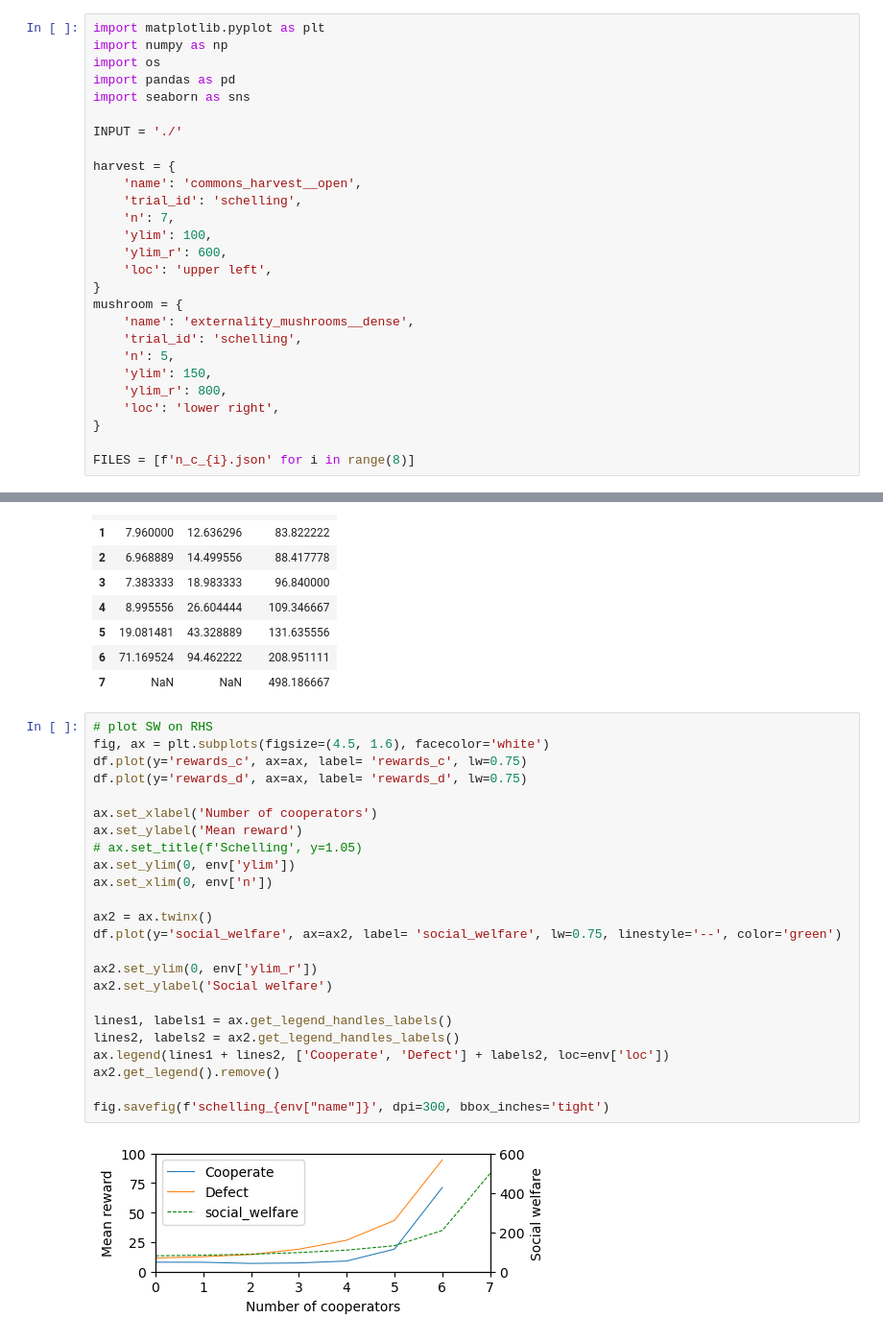
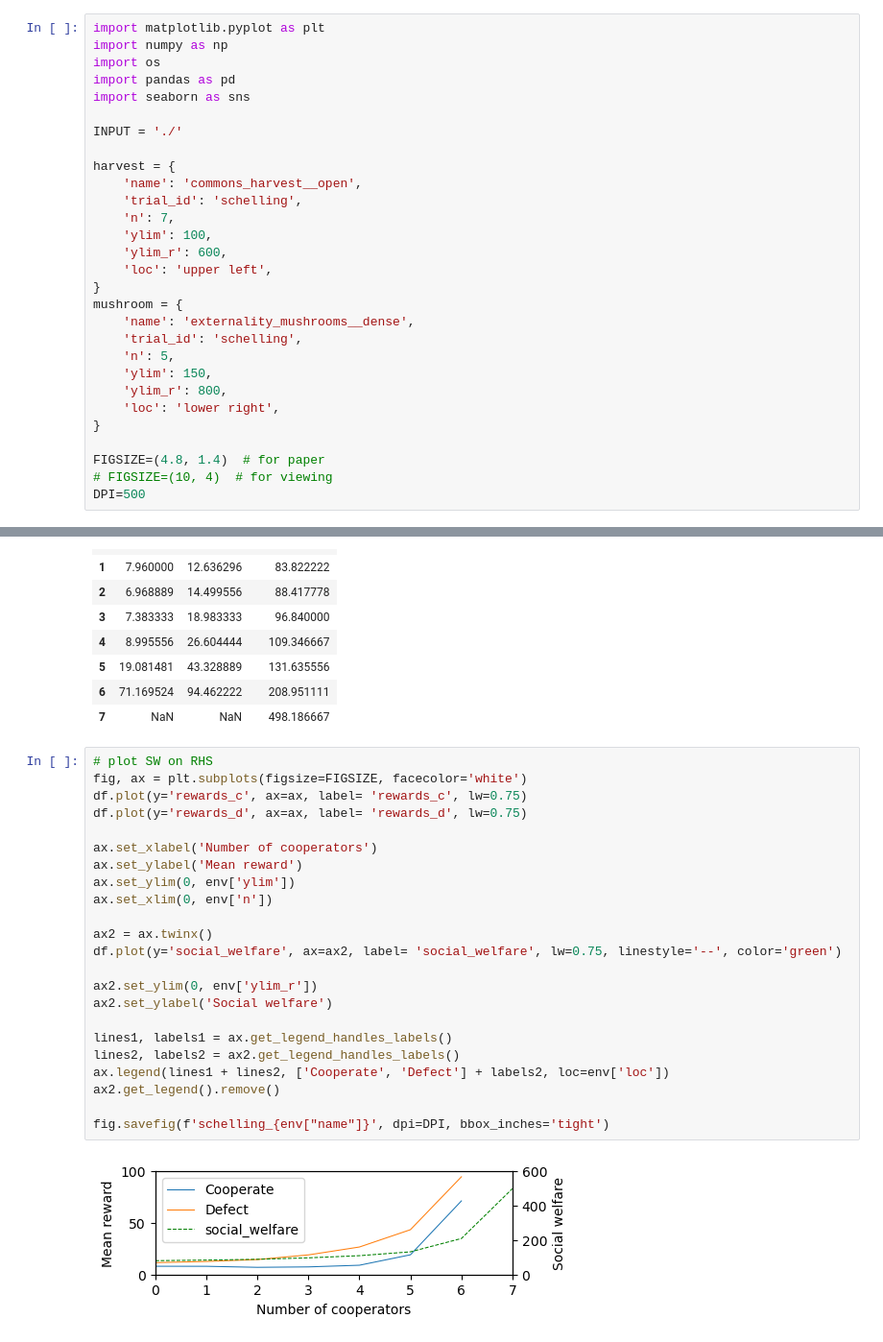
Before and after one commit to Muff2n/meltingpot, a Jupyter notebook: data/plot_schelling.ipynb, the cells around one changed output, grey strips where cells are left out. Shown at 96% size. Cells and saved outputs as stored; diff of their text form.

Commit message:
improve plotting

```diff
--- a/data/plot_schelling.ipynb
+++ b/data/plot_schelling.ipynb
@@ -24,7 +24,9 @@ mushroom = {
     'loc': 'lower right',
 }
 
-FILES = [f'n_c_{i}.json' for i in range(8)]
+FIGSIZE=(4.8, 1.4)  # for paper
+# FIGSIZE=(10, 4)  # for viewing
+DPI=500
 # %%
 env = harvest
 
@@ -54,27 +56,26 @@ df
 | 7 | NaN | NaN | 498.186667 |
 # %%
 # plot SW on RHS
-fig, ax = plt.subplots(figsize=(4.5, 1.6), facecolor='white')
+fig, ax = plt.subplots(figsize=FIGSIZE, facecolor='white')
 df.plot(y='rewards_c', ax=ax, label= 'rewards_c', lw=0.75)
 df.plot(y='rewards_d', ax=ax, label= 'rewards_d', lw=0.75)
 
 ax.set_xlabel('Number of cooperators')
 ax.set_ylabel('Mean reward')
-# ax.set_title(f'Schelling', y=1.05)
 ax.set_ylim(0, env['ylim'])
 ax.set_xlim(0, env['n'])
 
 ax2 = ax.twinx()
 df.plot(y='social_welfare', ax=ax2, label= 'social_welfare', lw=0.75, linestyle='--', color='green')
 
 ax2.set_ylim(0, env['ylim_r'])
 ax2.set_ylabel('Social welfare')
 
 lines1, labels1 = ax.get_legend_handles_labels()
 lines2, labels2 = ax2.get_legend_handles_labels()
 ax.legend(lines1 + lines2, ['Cooperate', 'Defect'] + labels2, loc=env['loc'])
 ax2.get_legend().remove()
 
-fig.savefig(f'schelling_{env["name"]}', dpi=300, bbox_inches='tight')
+fig.savefig(f'schelling_{env["name"]}', dpi=DPI, bbox_inches='tight')
 # %% [output]
-[figure, old version]
+[figure, new version]
```
Also changed, not shown: parts of 1 cell of this notebook, 1 other file.
